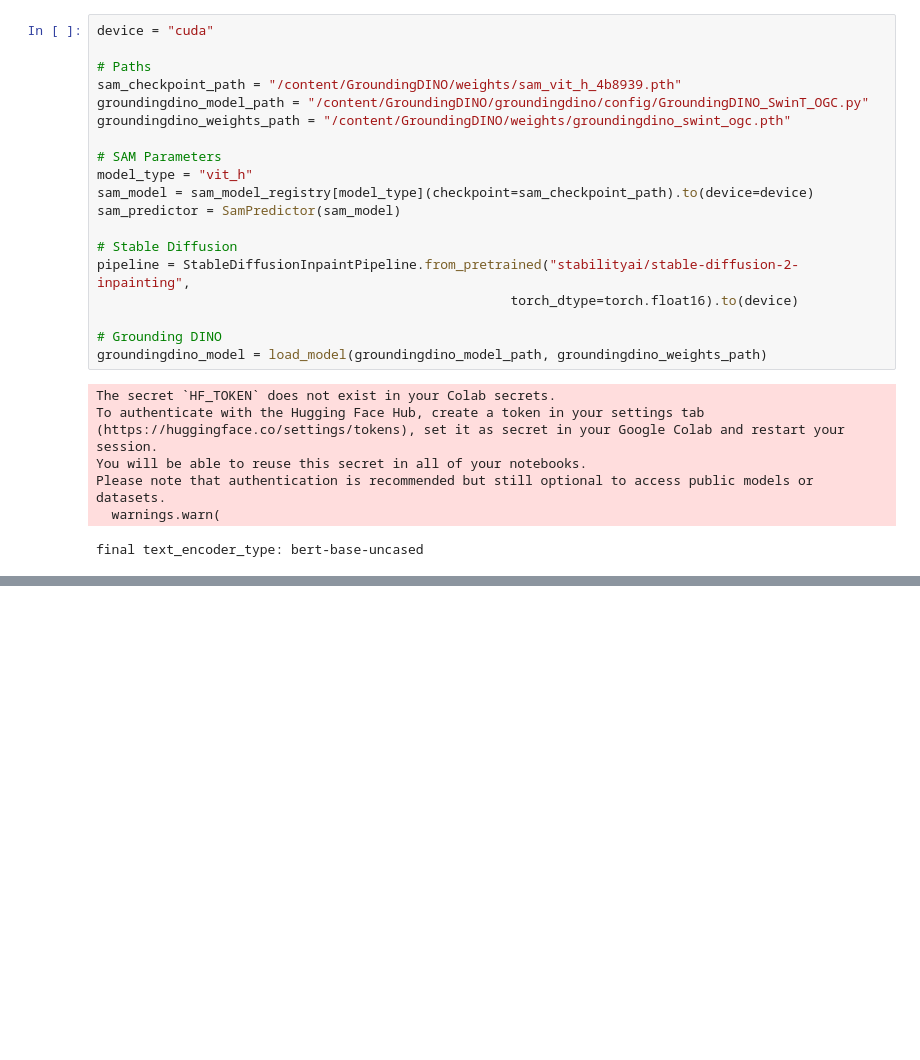
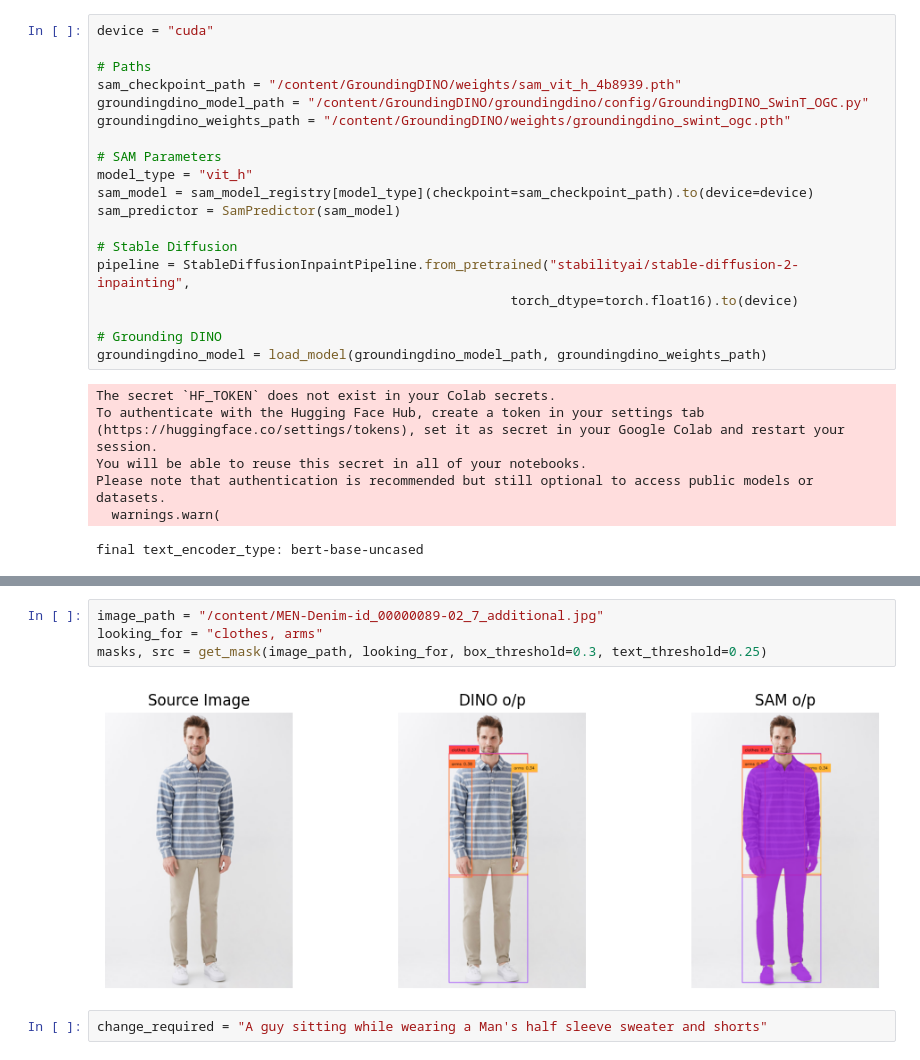
Before and after one commit to Sumukha21/FashionXchange, a Jupyter notebook: notebooks/text_based_image_editing.ipynb, the cells around one changed output, grey strips where cells are left out. Saved outputs shown, nothing was run; the diff lists cells and outputs as text; blank space fills up the shorter version.

```diff
--- a/notebooks/text_based_image_editing.ipynb
+++ b/notebooks/text_based_image_editing.ipynb
@@ -250,0 +256,8 @@ edited_image = pipeline(prompt=change_required,
+# %%
+image_path = "/content/MEN-Denim-id_00000089-02_7_additional.jpg"
+looking_for = "clothes, arms"
+masks, src = get_mask(image_path, looking_for, box_threshold=0.3, text_threshold=0.25)
+# %% [output]
+[figure, added]
+# %%
+change_required = "A guy sitting while wearing a Man's half sleeve sweater and shorts"
```
Also changed, not shown: parts of 26 cells of this notebook, 2 other files.
